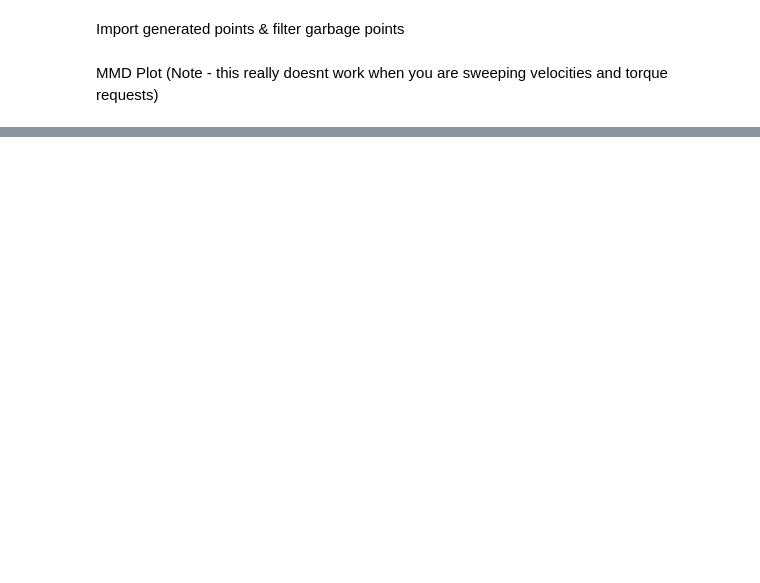
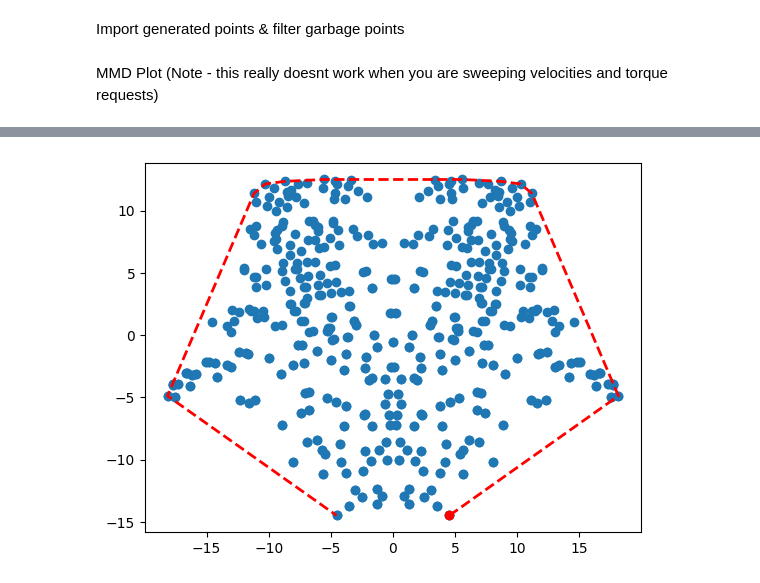
Before and after one commit to LonghornRacingElectric/magic_moment_method, a Jupyter notebook: analysis/MMM_plotter.ipynb, the cells around one changed output, grey strips where cells are left out. Cells and saved outputs as stored; diff of their text form; code cells hidden in the pictures; blank space fills up the shorter version.

```diff
--- a/analysis/MMM_plotter.ipynb
+++ b/analysis/MMM_plotter.ipynb
@@ -62,15 +56,16 @@ plt.grid()
 # %%
 from scipy.spatial import ConvexHull, convex_hull_plot_2d
-temp_df = df[abs(df["vehicle_accelerations_NTB_1"]) < 12]
-points = temp_df[["vehicle_accelerations_NTB_1","vehicle_accelerations_NTB_0"]].to_numpy()
+points = df[["vehicle_accelerations_NTB_1","vehicle_accelerations_NTB_0"]].to_numpy()
 hull = ConvexHull(points)
 x = np.transpose(points)
 plt.plot(points[hull.vertices,0], points[hull.vertices,1], 'r--', lw=2)
 plt.plot(points[hull.vertices[0],0], points[hull.vertices[0],1], 'ro')
 plt.scatter(x[0], x[1])
 plt.show()
 
-new_df = temp_df.iloc[hull.vertices]
+new_df = df.iloc[hull.vertices]
+# %% [output]
+[figure, added]
 # %%
 plt.scatter(new_df["torque_request"], new_df["vehicle_accelerations_NTB_0"], s=10)
 plt.grid()
```
Also changed, not shown: parts of 9 cells of this notebook, 5 other files.
